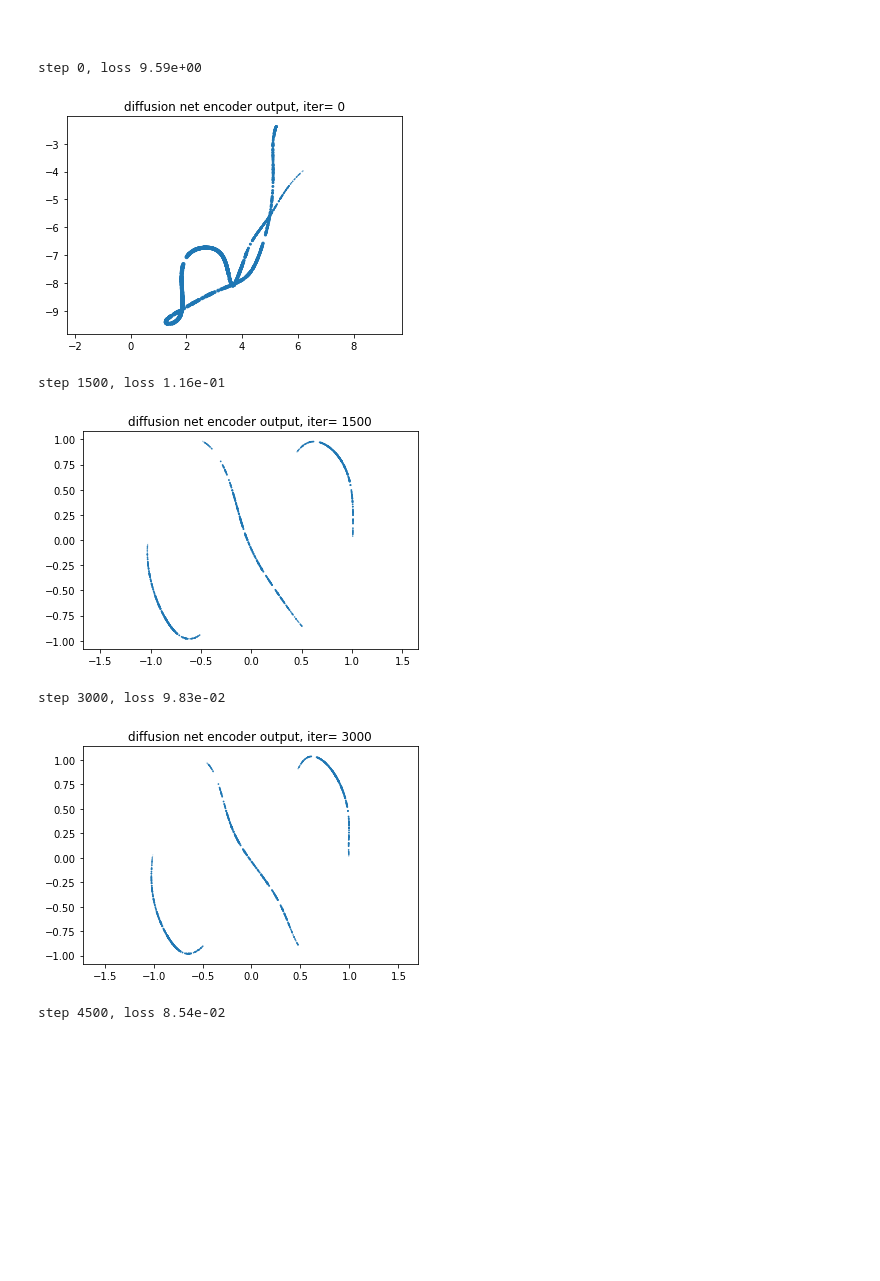
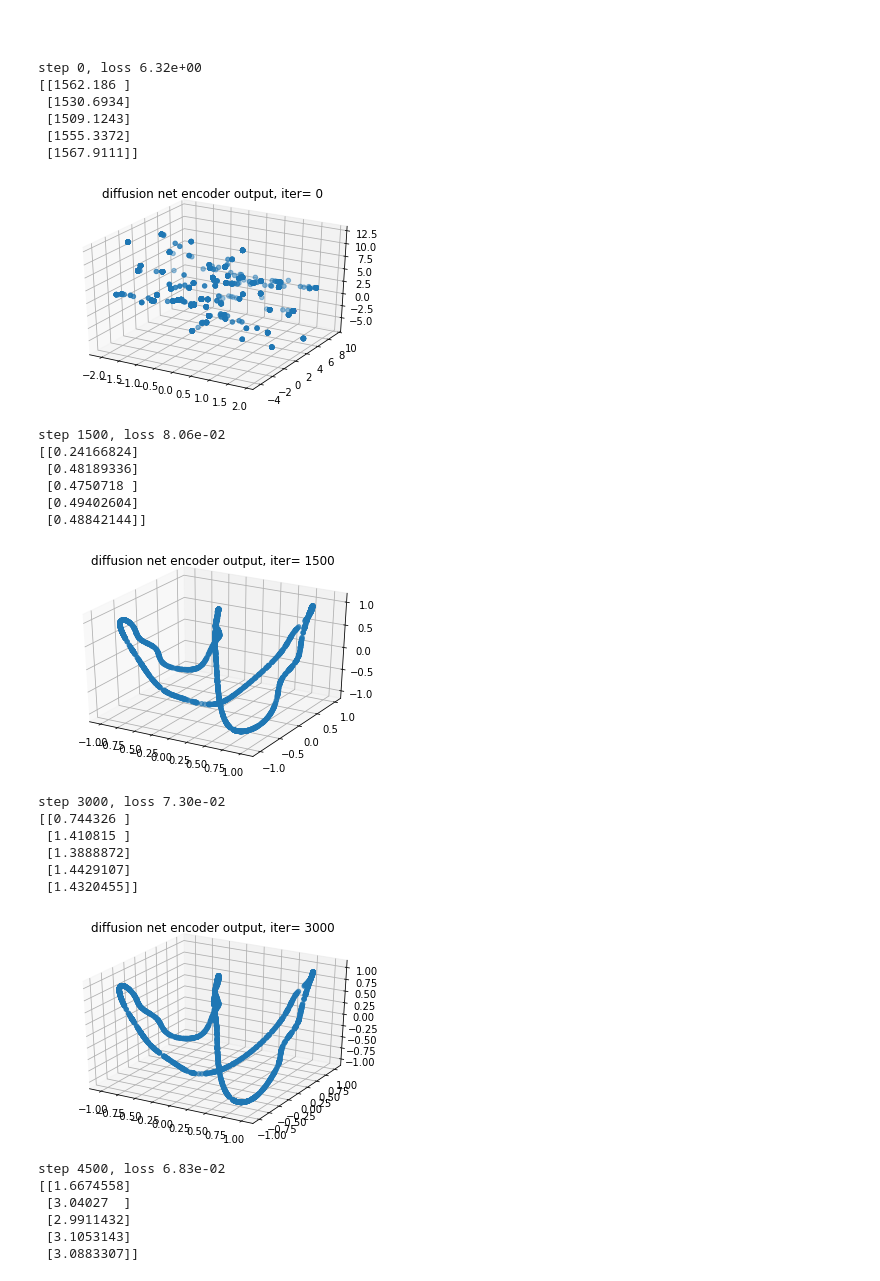
Before and after one commit to nverma1/diffusion_net, a Jupyter notebook: test_diffusion_parameter.ipynb, the cells around one changed output. Drawn from its saved outputs; the diff is of its cells as text; code cells hidden in the pictures; blank space fills up the shorter version.

```diff
--- a/test_diffusion_parameter.ipynb
+++ b/test_diffusion_parameter.ipynb
@@ -115,21 +115,21 @@ D_W2 = tf.Variable(tf.random_normal([hidden_dim, input_size]))
 def neha_autoencoder(x):
     h1 = tf.nn.sigmoid(tf.matmul(x, E_W1) + E_b1)
     h2 = tf.nn.sigmoid(tf.matmul(h1, E_W2) + E_b2)
-    alphas = tf.matmul(E_W3, h2)
+    alphas = tf.matmul(tf.abs(E_W3), tf.abs(h2))
     weighted_vals = [tf.multiply(alphas[i], diffusion_weights[i]) for i in range(n_paths)]
     total_weighting = sum_list_of_tensors(weighted_vals, n_paths)
     diag_weight = tf.diag(total_weighting)
     emb = tf.matmul(E_casted, diag_weight)
     d1 = tf.nn.sigmoid(tf.matmul(emb, D_W1) + D_b1)
     out = tf.matmul(d1, D_W2)
-    return out
+    return out, alphas
 # %%
 reg_par = 1e-4
 learning_rate = 1e-2
 n_iters = 12000
 parameters = [E_W1, E_W2, E_W3, D_W1, D_W2, E_b1, E_b2, D_b1]
 X = tf.placeholder(tf.float32, shape=[batch_size, input_size])
-R = neha_autoencoder(X)
+R, A = neha_autoencoder(X)
 # %%
 a_reg = tf.nn.l2_loss(D_W2)
 a_loss = tf.reduce_mean(tf.square(X - R)) + reg_par * a_reg
@@ -137,22 +137,43 @@ solver = (tf.train.AdamOptimizer(learning_rate=learning_rate).minimize(a_loss, v
 sess = tf.Session()
 sess.run(tf.global_variables_initializer())
 # %%
-for i in range(n_iters):
+for i in range(n_iters+1):
     if i % 1500 == 0:  # plot intermediate outputs
-        r = sess.run(R, feed_dict={X: S1_train})
+        r, al = sess.run((R,A), feed_dict={X: S1_train})
         loss = np.mean(np.sum(np.abs(S1_train - r) ** 2, axis=1) ** (1. / 2))
         print('step %.d, loss %.2e' % (i, loss))
-        fig, (a2) = plt.subplots(1, 1)
+        print(al)
+        fig, (a2) = plt.subplots(1, 1, subplot_kw={'projection': '3d'})
         a2.scatter(r[:, 0], r[:, 1], r[:,2])
-        plt.axis('equal')
+        plt.axis('auto')
         plt.title('diffusion net encoder output, iter= ' + str(i))
         plt.show()
     _ = sess.run(solver, feed_dict={X:S1_train})
 # %% [output]
-step 0, loss 9.59e+00
+step 0, loss 6.32e+00
+[[1562.186 ]
+ [1530.6934]
+ [1509.1243]
+ [1555.3372]
+ [1567.9111]]
-[figure, old version]
+[figure, new version]
-step 1500, loss 1.16e-01
+step 1500, loss 8.06e-02
+[[0.24166824]
+ [0.48189336]
+ [0.4750718 ]
+ [0.49402604]
+ [0.48842144]]
-[figure, old version]
+[figure, new version]
-step 3000, loss 9.83e-02
+step 3000, loss 7.30e-02
+[[0.744326 ]
+ [1.410815 ]
+ [1.3888872]
+ [1.4429107]
+ [1.4320455]]
-[figure, old version]
+[figure, new version]
-step 4500, loss 8.54e-02
+step 4500, loss 6.83e-02
+[[1.6674558]
+ [3.04027  ]
+ [2.9911432]
+ [3.1053143]
+ [3.0883307]]
```
Also changed, not shown: parts of 2 cells of this notebook.
